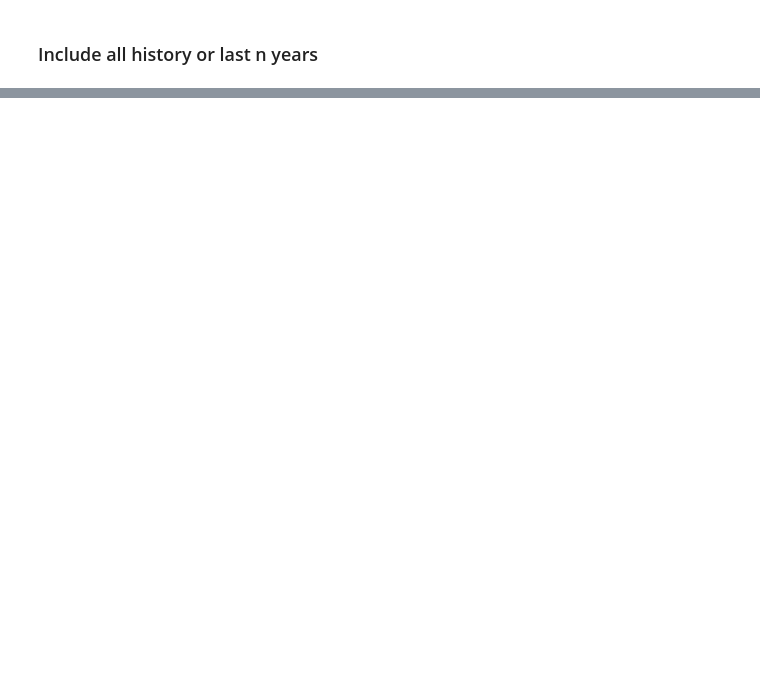
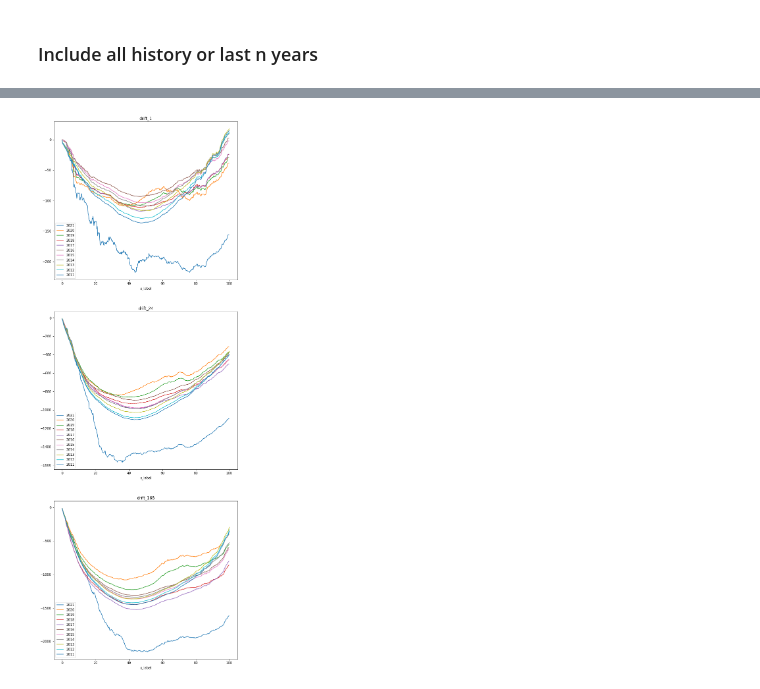
Before and after one commit to NonoMalpi/electricity, a Jupyter notebook: notebooks/Potenciala.ipynb, the cells around one changed output, grey strips where cells are left out. Cells and saved outputs as stored; diff of their text form; code cells hidden in the pictures; blank space fills up the shorter version.

```diff
--- a/notebooks/Potenciala.ipynb
+++ b/notebooks/Potenciala.ipynb
@@ -69,16 +57,18 @@ for ax, col in zip(axis, s_year.drift_cols):
 # %%
 # Compute accumulative years
 fig, axis = plt.subplots(3, 1, figsize=(10, 30))
-years = range(2011, 2021)
+years = range(2011, 2022)
 years = years[::-1]
 for year in years:
     df_year = df[df["year"] >= year]
     s_year = Potenciala(df=df_year, signal_name="spain", metric_lag_time=[1, 24, 168], bucket_method=BucketMethod.Cut, bin_size=0.25)
     for ax, col in zip(axis, s_year.drift_cols):
         s_year.potential[col].loc[:100].plot(ax=ax)
 for ax, col in zip(axis, s_year.drift_cols):
     ax.legend(years)
     ax.set_title(col)
+# %% [output]
+[figure, added]
 # %%
 # Check n-year period
 n = 4
```
Also changed, not shown: parts of 17 cells of this notebook.
